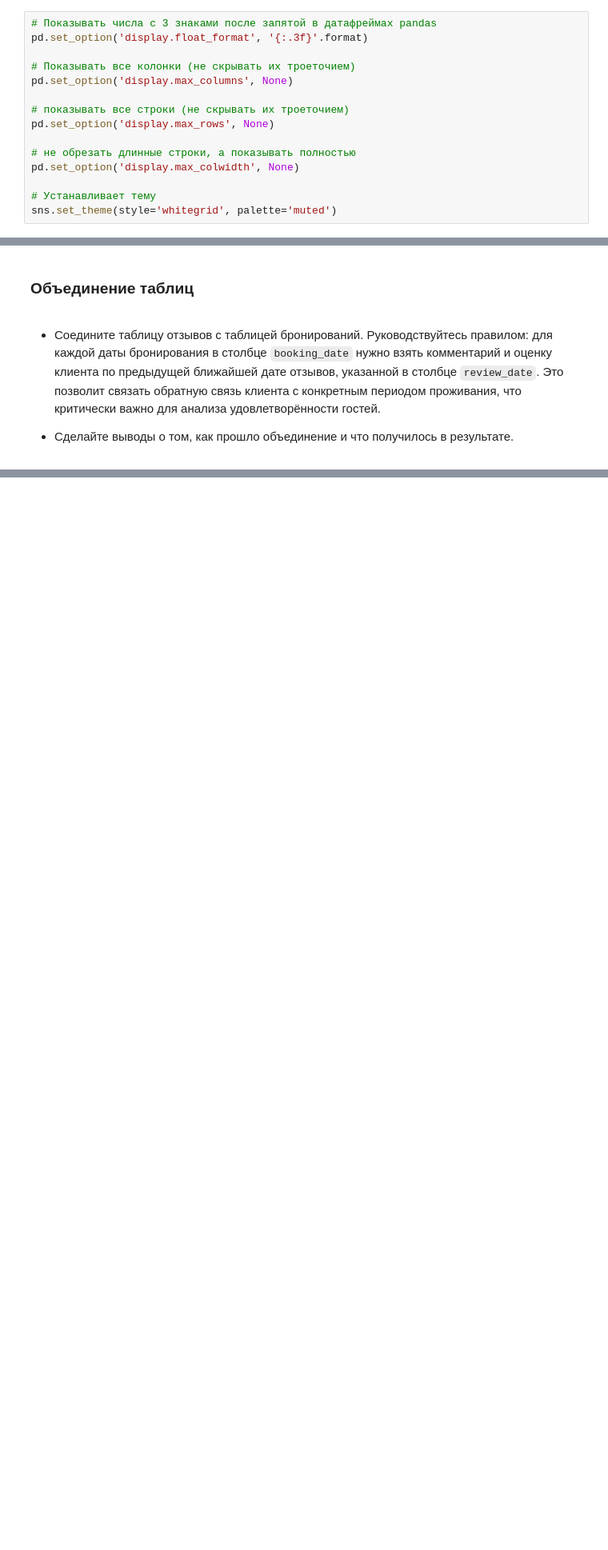
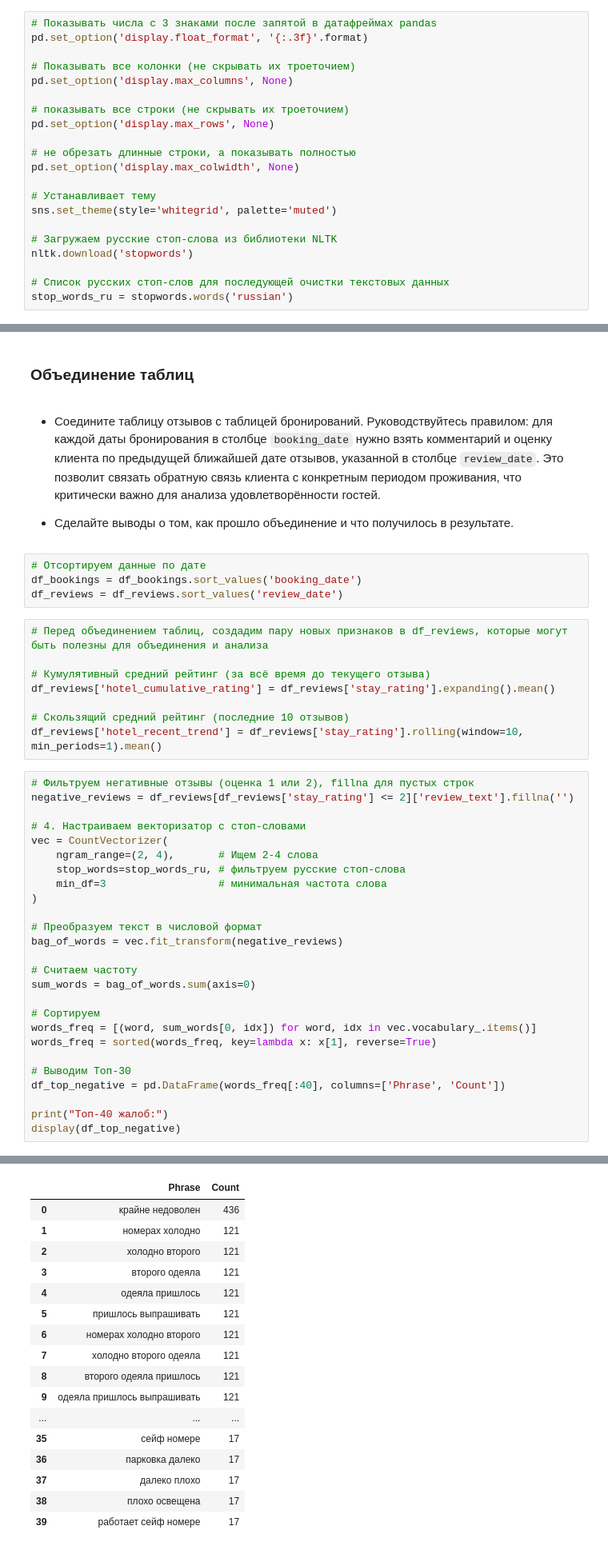
Before and after one commit to danat7075/DS_4_4, a Jupyter notebook: DS_4_4.ipynb, the cells around one changed output, grey strips where cells are left out. Shown at 80% size. Drawn from its saved outputs; the diff is of its cells as text; blank space fills up the shorter version.

```diff
--- a/DS_4_4.ipynb
+++ b/DS_4_4.ipynb
@@ -203,6 +206,12 @@ pd.set_option('display.max_colwidth', None)
 
 # Устанавливает тему
 sns.set_theme(style='whitegrid', palette='muted')
+
+# Загружаем русские стоп-слова из библиотеки NLTK
+nltk.download('stopwords')
+
+# Список русских стоп-слов для последующей очистки текстовых данных
+stop_words_ru = stopwords.words('russian')
 # %% [markdown]
 ## Этап 1: подготовка данных
 # %% [markdown]
@@ -778,3 +834,42 @@ plt.show()
 - Соедините таблицу отзывов с таблицей бронирований. Руководствуйтесь правилом: для каждой даты бронирования в столбце `booking_date` нужно взять комментарий и оценку клиента по предыдущей ближайшей дате отзывов, указанной в столбце `review_date`. Это позволит связать обратную связь клиента с конкретным периодом проживания, что критически важно для анализа удовлетворённости гостей.
 
 - Сделайте выводы о том, как прошло объединение и что получилось в результате.
+# %%
+# Отсортируем данные по дате
+df_bookings = df_bookings.sort_values('booking_date')
+df_reviews = df_reviews.sort_values('review_date')
+# %%
+# Перед объединением таблиц, создадим пару новых признаков в df_reviews, которые могут быть полезны для объединения и анализа
+
+# Кумулятивный средний рейтинг (за всё время до текущего отзыва)
+df_reviews['hotel_cumulative_rating'] = df_reviews['stay_rating'].expanding().mean()
+
+# Скользящий средний рейтинг (последние 10 отзывов)
+df_reviews['hotel_recent_trend'] = df_reviews['stay_rating'].rolling(window=10, min_periods=1).mean()
+# %%
+# Фильтруем негативные отзывы (оценка 1 или 2), fillna для пустых строк
+negative_reviews = df_reviews[df_reviews['stay_rating'] <= 2]['review_text'].fillna('')
+
+# 4. Настраиваем векторизатор с стоп-словами
+vec = CountVectorizer(
+    ngram_range=(2, 4),       # Ищем 2-4 слова
+    stop_words=stop_words_ru, # фильтруем русские стоп-слова
+    min_df=3                  # минимальная частота слова
+)
+
+# Преобразуем текст в числовой формат
+bag_of_words = vec.fit_transform(negative_reviews)
+
+# Считаем частоту
+sum_words = bag_of_words.sum(axis=0)
+
+# Сортируем
+words_freq = [(word, sum_words[0, idx]) for word, idx in vec.vocabulary_.items()]
+words_freq = sorted(words_freq, key=lambda x: x[1], reverse=True)
+
+# Выводим Топ-30
+df_top_negative = pd.DataFrame(words_freq[:40], columns=['Phrase', 'Count'])
+
+print("Топ-40 жалоб:")
+display(df_top_negative)
+# %% [output]
@@ -780,0 +877,17 @@ plt.show()
+|  | Phrase | Count |
+| 0 | крайне недоволен | 436 |
+| 1 | номерах холодно | 121 |
+| 2 | холодно второго | 121 |
+| 3 | второго одеяла | 121 |
+| 4 | одеяла пришлось | 121 |
+| 5 | пришлось выпрашивать | 121 |
+| 6 | номерах холодно второго | 121 |
+| 7 | холодно второго одеяла | 121 |
+| 8 | второго одеяла пришлось | 121 |
+| 9 | одеяла пришлось выпрашивать | 121 |
+| ... | ... | ... |
+| 35 | сейф номере | 17 |
+| 36 | парковка далеко | 17 |
+| 37 | далеко плохо | 17 |
+| 38 | плохо освещена | 17 |
+| 39 | работает сейф номере | 17 |
```
Also changed, not shown: parts of 15 cells of this notebook.
